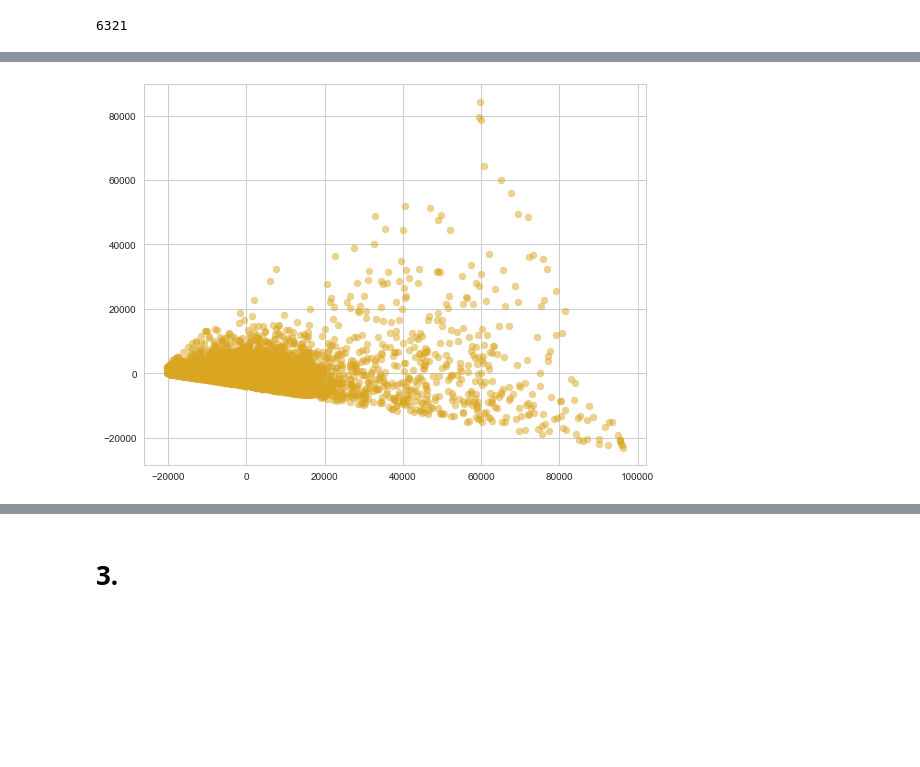
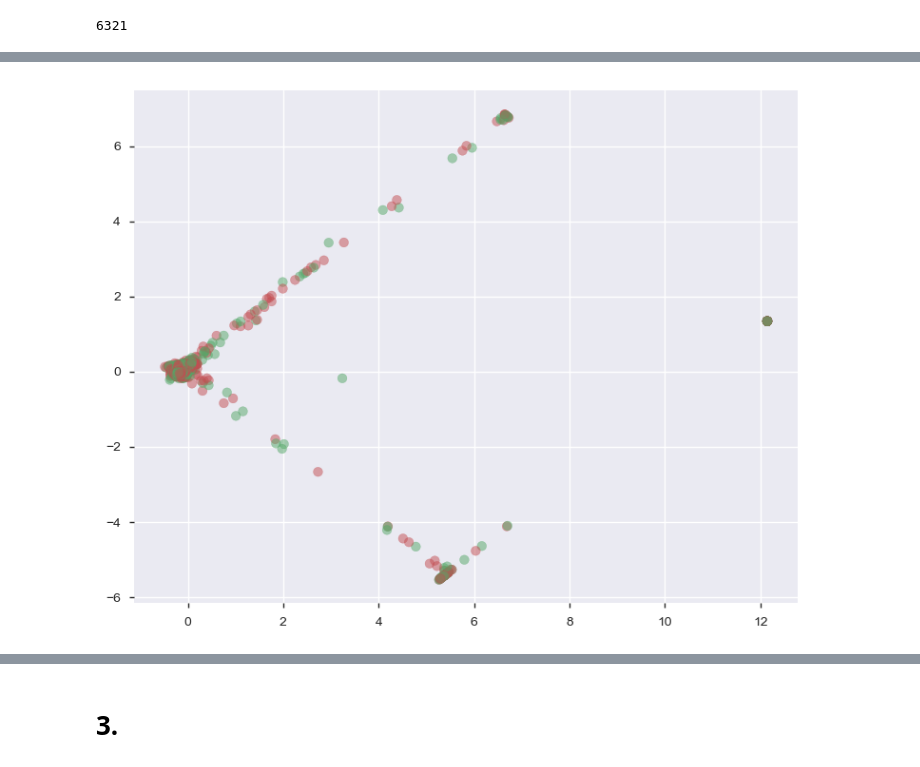
Before and after one commit to akc83/RWProject, a Jupyter notebook: Eight Sleep Assignment.ipynb, the cells around one changed output, grey strips where cells are left out. Saved outputs shown, nothing was run; the diff lists cells and outputs as text; code cells hidden in the pictures; blank space fills up the shorter version.

```diff
--- a/Eight Sleep Assignment.ipynb
+++ b/Eight Sleep Assignment.ipynb
@@ -412,24 +527,33 @@ from sklearn.cluster import KMeans
 ### dataframe `r4df`, in the `f1` and `f2` arrays. We combine this into
 ### a feature matrix `X` before entering it into the algorithm.
 f1 = avnew_df['avg_roomtemp_c'].values
-f2 = avnew_df['sleep_duration_seconds'].values
-f3 = avnew_df['avg_resp_rate'].values
-f4 = avnew_df['deep_duration'].values
-f5 = avnew_df['light_duration'].values
-f6 = avnew_df['start_hour'].values
-f7 = avnew_df['end_hour'].values
-f8 = avnew_df['tnt_count'].values
+# f2 = avnew_df['sleep_duration_seconds'].values
+# f3 = avnew_df['avg_resp_rate'].values
+# f4 = avnew_df['deep_duration'].values
+# f5 = avnew_df['light_duration'].values
+# f6 = avnew_df['start_hour'].values
+f2 = avnew_df['avg_bedtemp_c'].values
+# f8 = avnew_df['tnt_count'].values
+# f1 = avnew_df['avg_roomtemp_c'].values
 # f2 = new_df['avg_resp_rate'].values
+# ,f3,f4,f5,f6,f7,f8
 
 
+X=np.array(list(zip(f1,f2)))
+
+from sklearn.preprocessing import StandardScaler
+X_std = StandardScaler().fit_transform(X)
 
 # X=new_df.iloc[:, 0:20].values
 
-X=np.array(list(zip(f1,f2,f3,f4,f5,f6,f7,f8)))
+
 # plt.scatter(f1, f2, c='black', s=7)
-kmeans = KMeans(n_clusters=3).fit(X)
-y_pred = kmeans.predict(X) #predicting labels (y) and saving to y_pred
+kmeans = KMeans(n_clusters=3).fit(X_std)
+y_pred = kmeans.predict(X_std) #predicting labels (y) and saving to y_pred
 
 #Plotting predicted labels as a scatter
-# plt.scatter(X[:,0], X[:,1], c=y_pred, cmap=plt.cm.Paired)
-# plt.show()
+plt.scatter(X[:,0], X[:,1], c=y_pred, cmap=plt.cm.Paired)
+plt.title('Clusters of Users based on Room and Bed Temperatures')
+plt.xlabel('Room Temperature')
+plt.ylabel('Bed Temperature')
+plt.show()
@@ -436,11 +562,12 @@ y_pred = kmeans.predict(X) #predicting labels (y) and saving to y_pred
 # %%
 from sklearn.decomposition import PCA
-pca = PCA(n_components=8)
-x_9d = pca.fit_transform(X)
+pca = PCA(n_components=2)
+x_9d = pca.fit_transform(X_std)
 # %%
+colors = ['r', 'g']
 plt.figure(figsize = (9,7))
-plt.scatter(x_9d[:,0],x_9d[:,1], c='goldenrod',alpha=0.5)
+plt.scatter(x_9d[:,0],x_9d[:,1], c=colors,alpha=0.5)
 # plt.ylim(-10,30)
 plt.show()
 # %% [output]
-[figure, old version]
+[figure, new version]
```
Also changed, not shown: parts of 79 cells of this notebook.
